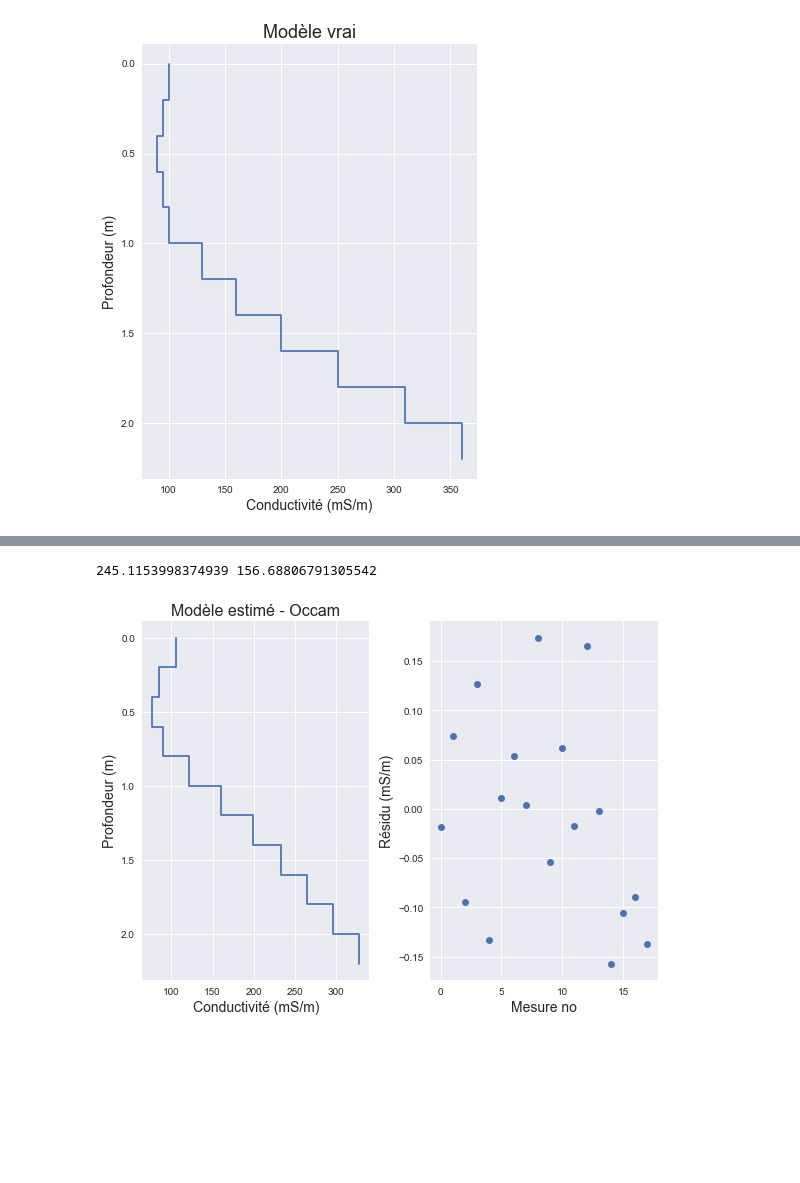
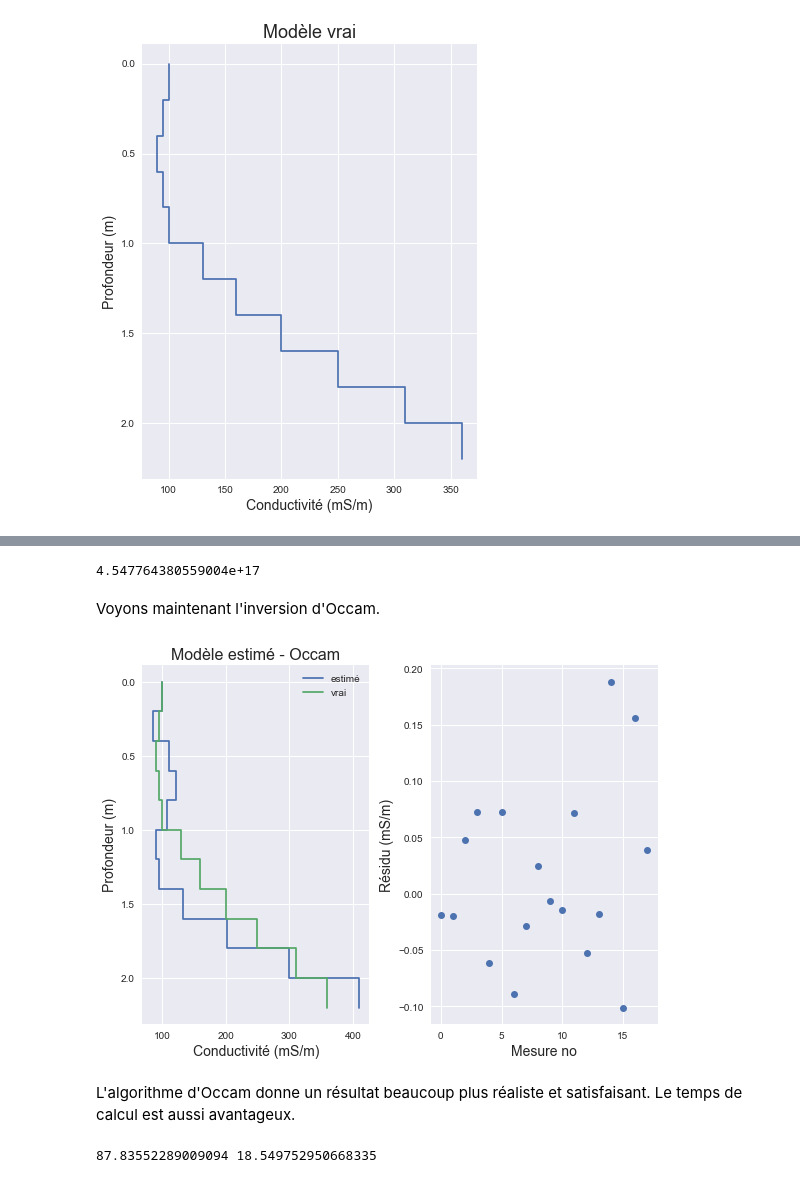
Before and after one commit to bernard-giroux/geo1302, a Jupyter notebook: inv_occam.ipynb, the cells around one changed output, grey strips where cells are left out. Drawn from its saved outputs; the diff is of its cells as text; code cells hidden in the pictures; blank space fills up the shorter version.

```diff
--- a/inv_occam.ipynb
+++ b/inv_occam.ipynb
@@ -54,8 +59,8 @@ On créé d'abord un modèle de sol comportant 11 couches de 20 cm chacune (para
 # %%
 hauteurs = np.array([0.0, 0.1, 0.2, 0.3, 0.4, 0.5, 0.75, 1.0, 1.50])
 
-sol = Ground()
-em38 = EM38(hauteurs, sol)
+sol = em.Ground()
+em38 = em.EM38(hauteurs, sol)
 # %% [markdown]
 La conductivité du modèle est représentative d'un sol sec en surface (conductivité faible), suivi d'une zone vadoze où la conductivité augmente graduellement.
 
@@ -73,0 +96,8 @@ plt.show()
+# %%
+from geo1302 import em_c
+
+em38_c = em_c.EM38(hauteurs, sol)
+t0 = time.time()
+datanf = em38_c.G(mtrue)
+t_em_c = time.time() - t0
+print(t_em_c, 'secondes, donc', t_em/t_em_c, 'fois plus rapide')
@@ -146,5 +232,14 @@ On peut remarquer des variations brusques dans le modèle, qui ne correspondent
+# %%
+J = em38_c.jac(mtrue)
+np.linalg.cond(J.T @ J)
+# %% [output]
+4.547764380559004e+17
+# %% [markdown]
+Voyons maintenant l'inversion d'Occam.
 # %%
 def get_D(n, deg):
+    """Matrice de lissage.
+    """
     if deg == 0:
         return np.eye(n)
 
@@ -166,6 +261,8 @@ def get_D(n, deg):
 def occam(G, jac, D, d, m0, delta):
     """
     Inversion d'Occam (adapté des codes Matlab de B. Borchers)
+
+    https://github.com/brianborchers/PEIP/blob/master/Lib/occam.m
 
     Paramètres
     ----------
@@ -235,25 +332,31 @@ def occam(G, jac, D, d, m0, delta):
     return m
 
 
+# Utilisation de la fonction
+
 D = get_D(mtrue.size, 2)
 delta = 0.1 * np.sqrt(18)
 t0 = time.time()
-moccam = occam(em38.G, em38.jac, D, data, m0, delta)
+moccam = occam(em38_c.G, em38_c.jac, D, data, m0, delta)
 t_occam = time.time() - t0
-
-print(t_lm, t_occam)
-# %% [output]
-245.1153998374939 156.68806791305542
 # %%
 plt.figure(figsize=(8,6))
 ax1 = plt.subplot(121)
-sol.plot(moccam, ax1)
+sol.plot(moccam, ax1, label='estimé')
+sol.plot(mtrue, ax1, label='vrai')
+plt.legend()
 plt.title('Modèle estimé - Occam', fontsize=16)
 plt.subplot(122)
-plt.plot(em38.G(moccam)-data, 'o')
+plt.plot(em38_c.G(moccam)-data, 'o')
 plt.xlabel('Mesure no', fontsize=14)
 plt.ylabel('Résidu (mS/m)', fontsize=14)
 plt.tight_layout()
 plt.show()
 # %% [output]
-[figure, old version]
+[figure, new version]
+# %% [markdown]
+L'algorithme d'Occam donne un résultat beaucoup plus réaliste et satisfaisant.  Le temps de calcul est aussi avantageux.
+# %%
+print(t_lm, t_occam)
+# %% [output]
+87.83552289009094 18.549752950668335
```
Also changed, not shown: parts of 11 cells of this notebook, 3 other files.
